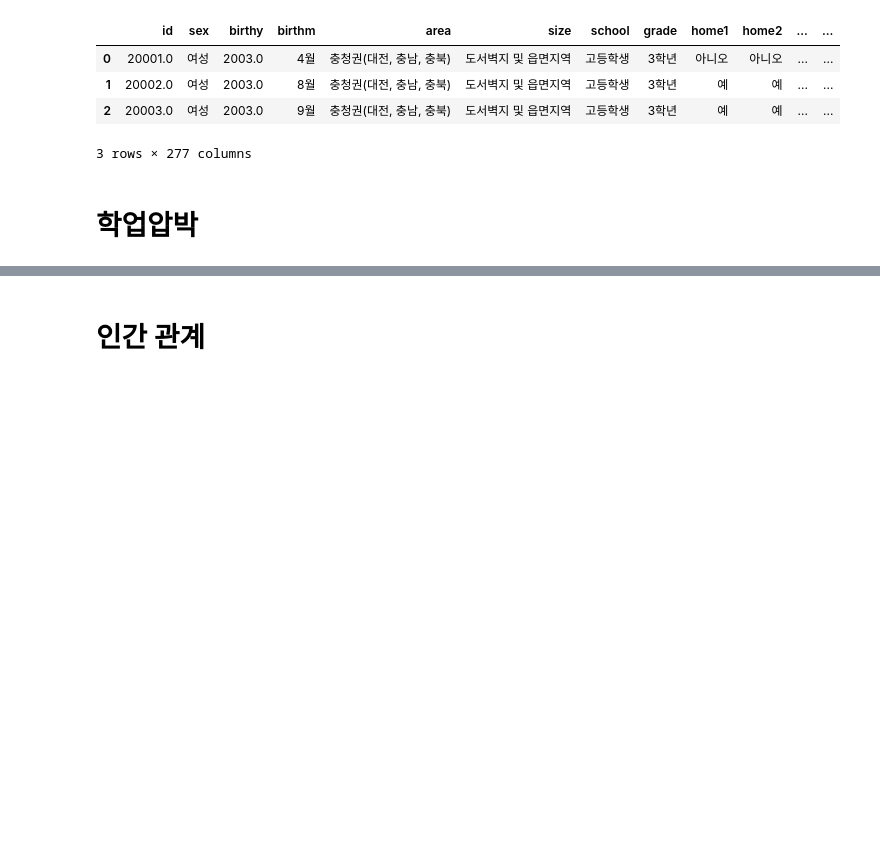
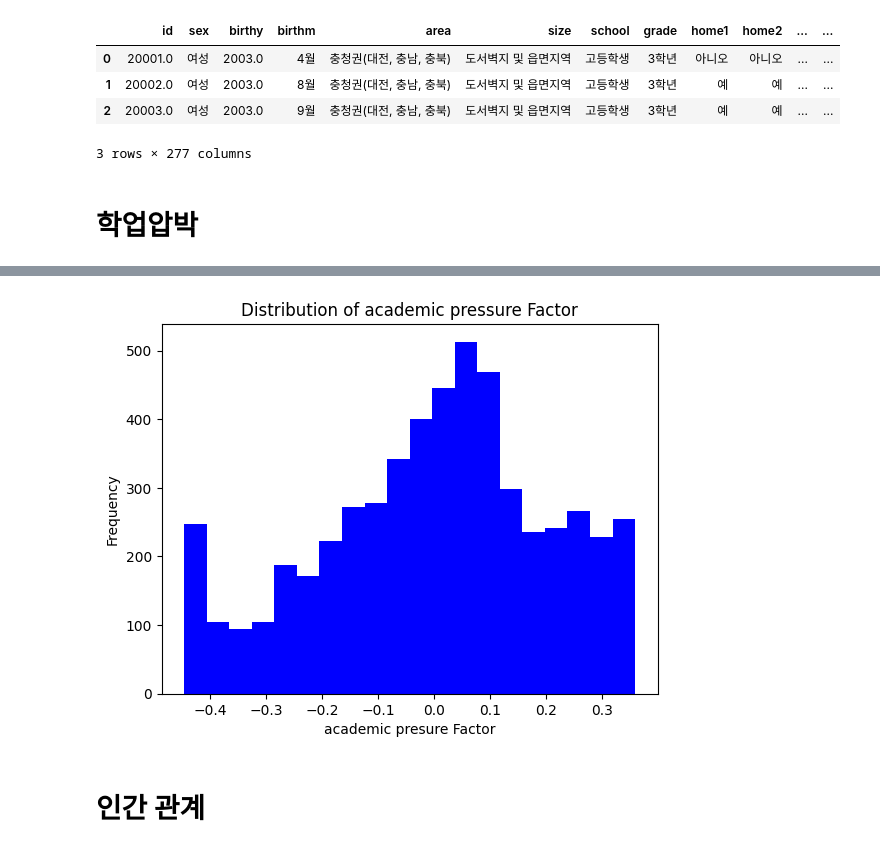
Before and after one commit to HyunsungRyu/education_analysis, a Jupyter notebook: happyindex.ipynb, the cells around one changed output, grey strips where cells are left out. Drawn from its saved outputs; the diff is of its cells as text; code cells hidden in the pictures; blank space fills up the shorter version.

```diff
--- a/happyindex.ipynb
+++ b/happyindex.ipynb
@@ -247,4 +231,12 @@ print(df.head())
 
 [5 rows x 278 columns]
+# %%
+plt.hist(df["academic_pressure"], bins=20, color='blue')
+plt.title("Distribution of academic pressure Factor")
+plt.xlabel("academic presure Factor")
+plt.ylabel("Frequency")
+plt.show()
+# %% [output]
+[figure, added]
 # %% [markdown]
 # 인간 관계
```
Also changed, not shown: parts of 27 cells of this notebook, 4 other files.
